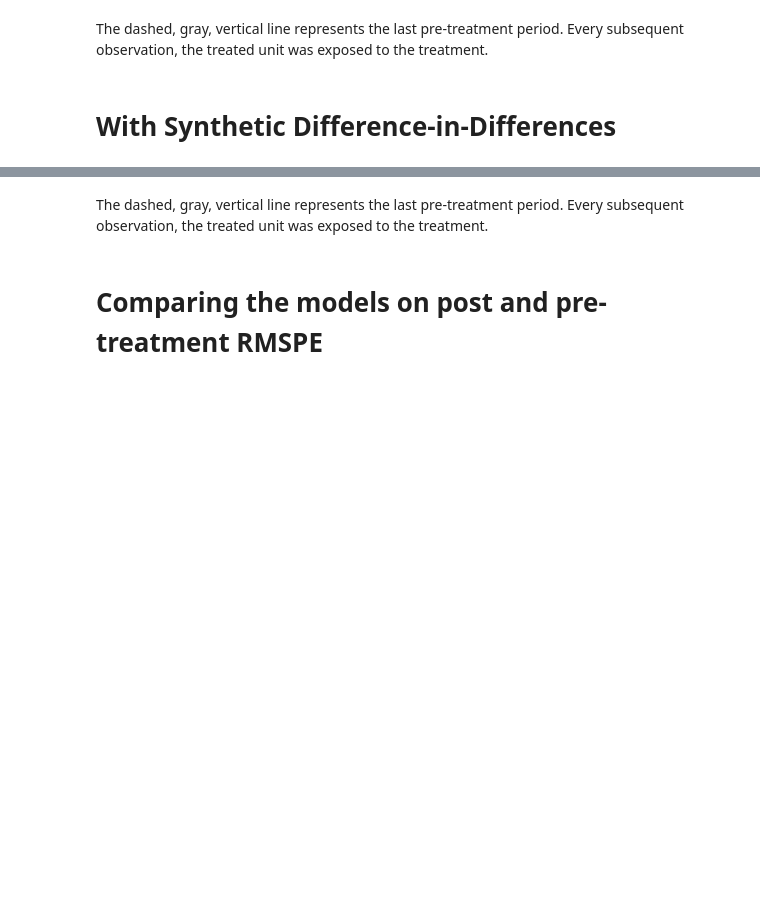
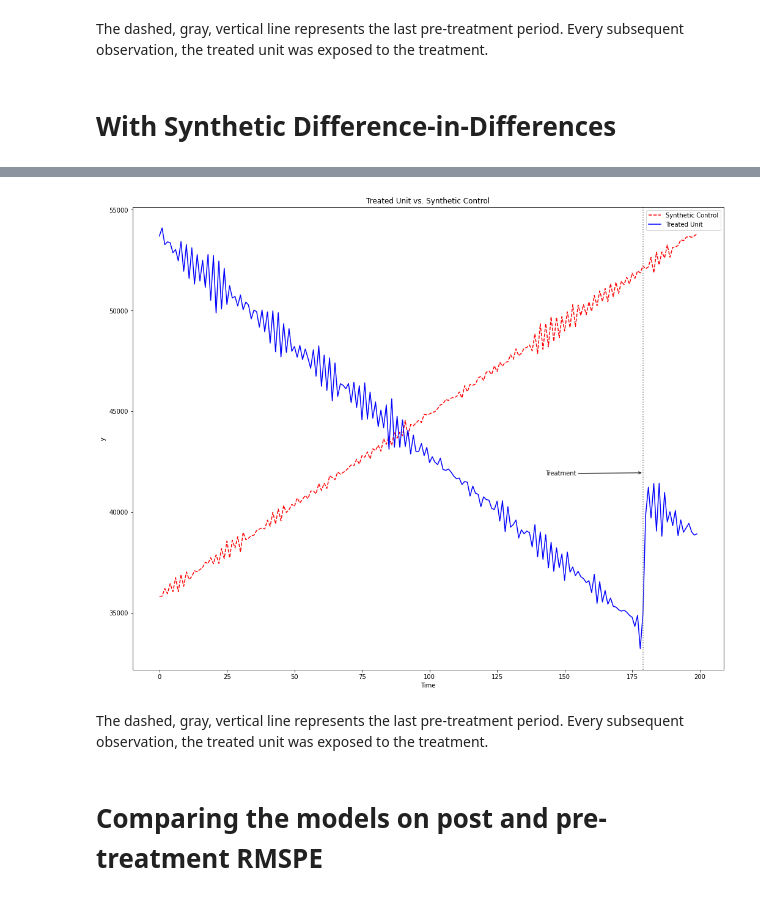
Before and after one commit to OscarEngelbrektson/Comparing_Synthetic_Control_Methods, a Jupyter notebook: Empirical evaluation using simulated data/Empirical model comparison simulated data.ipynb, the cells around one changed output, grey strips where cells are left out. Cells and saved outputs as stored; diff of their text form; code cells hidden in the pictures; blank space fills up the shorter version.

```diff
--- a/Empirical evaluation using simulated data/Empirical model comparison simulated data.ipynb
+++ b/Empirical evaluation using simulated data/Empirical model comparison simulated data.ipynb
@@ -277,3 +258,8 @@ Post-treatment RMSPE: 569.2090766947804
+# %%
+synth = DiffSynth(data, "y", "ID", "Time", 180, "A", n_optim=30)
+synth.plot(["original"])
+# %% [output]
+[figure, added]
 # %% [markdown]
 The dashed, gray, vertical line represents the last pre-treatment period. Every subsequent observation, the treated unit was exposed to the treatment.
 # %% [markdown]
```
Also changed, not shown: parts of 5 cells of this notebook, 1 other file.
